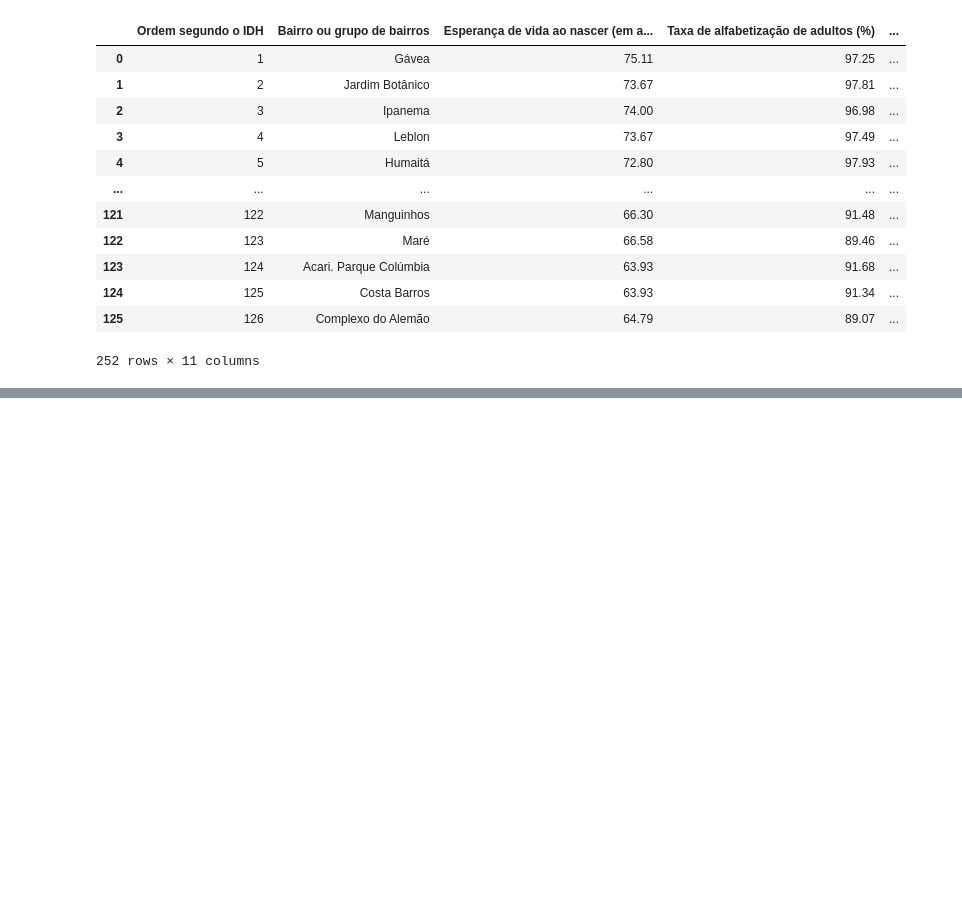
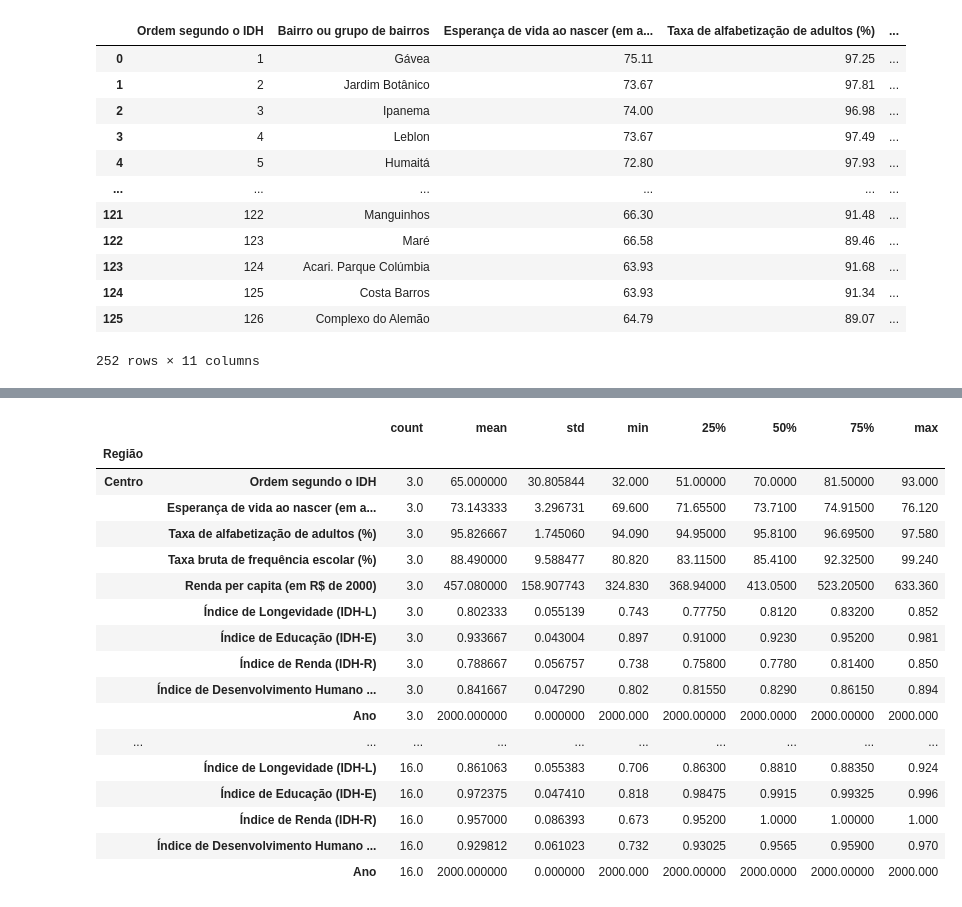
Before and after one commit to daiass/Projeto-Final, a Jupyter notebook: Analise.ipynb, the cells around one changed output, grey strips where cells are left out. Saved outputs shown, nothing was run; the diff lists cells and outputs as text; code cells hidden in the pictures; blank space fills up the shorter version.

```diff
--- a/Analise.ipynb
+++ b/Analise.ipynb
@@ -259,0 +291,22 @@ df_idh
+# %%
+df_estatisticas_2000 = df_idh[df_idh['Ano'] == 2000].groupby('Região').apply(lambda x: x.describe().T)
+df_estatisticas_2000
+# %% [output]
+|  |  | count | mean | std | min | 25% | 50% | 75% | max |
+| Região |  |  |  |  |  |  |  |  |  |
+| Centro | Ordem segundo o IDH | 3.0 | 65.000000 | 30.805844 | 32.000 | 51.00000 | 70.0000 | 81.50000 | 93.000 |
+|  | Esperança de vida ao nascer (em a... | 3.0 | 73.143333 | 3.296731 | 69.600 | 71.65500 | 73.7100 | 74.91500 | 76.120 |
+|  | Taxa de alfabetização de adultos (%) | 3.0 | 95.826667 | 1.745060 | 94.090 | 94.95000 | 95.8100 | 96.69500 | 97.580 |
+|  | Taxa bruta de frequência escolar (%) | 3.0 | 88.490000 | 9.588477 | 80.820 | 83.11500 | 85.4100 | 92.32500 | 99.240 |
+|  | Renda per capita (em R$ de 2000) | 3.0 | 457.080000 | 158.907743 | 324.830 | 368.94000 | 413.0500 | 523.20500 | 633.360 |
+|  | Índice de Longevidade (IDH-L) | 3.0 | 0.802333 | 0.055139 | 0.743 | 0.77750 | 0.8120 | 0.83200 | 0.852 |
+|  | Índice de Educação (IDH-E) | 3.0 | 0.933667 | 0.043004 | 0.897 | 0.91000 | 0.9230 | 0.95200 | 0.981 |
+|  | Índice de Renda (IDH-R) | 3.0 | 0.788667 | 0.056757 | 0.738 | 0.75800 | 0.7780 | 0.81400 | 0.850 |
+|  | Índice de Desenvolvimento Humano ... | 3.0 | 0.841667 | 0.047290 | 0.802 | 0.81550 | 0.8290 | 0.86150 | 0.894 |
+|  | Ano | 3.0 | 2000.000000 | 0.000000 | 2000.000 | 2000.00000 | 2000.0000 | 2000.00000 | 2000.000 |
+| ... | ... | ... | ... | ... | ... | ... | ... | ... | ... |
+|  | Índice de Longevidade (IDH-L) | 16.0 | 0.861063 | 0.055383 | 0.706 | 0.86300 | 0.8810 | 0.88350 | 0.924 |
+|  | Índice de Educação (IDH-E) | 16.0 | 0.972375 | 0.047410 | 0.818 | 0.98475 | 0.9915 | 0.99325 | 0.996 |
+|  | Índice de Renda (IDH-R) | 16.0 | 0.957000 | 0.086393 | 0.673 | 0.95200 | 1.0000 | 1.00000 | 1.000 |
+|  | Índice de Desenvolvimento Humano ... | 16.0 | 0.929812 | 0.061023 | 0.732 | 0.93025 | 0.9565 | 0.95900 | 0.970 |
+|  | Ano | 16.0 | 2000.000000 | 0.000000 | 2000.000 | 2000.00000 | 2000.0000 | 2000.00000 | 2000.000 |
```
Also changed, not shown: parts of 11 cells of this notebook, 1 other file.
